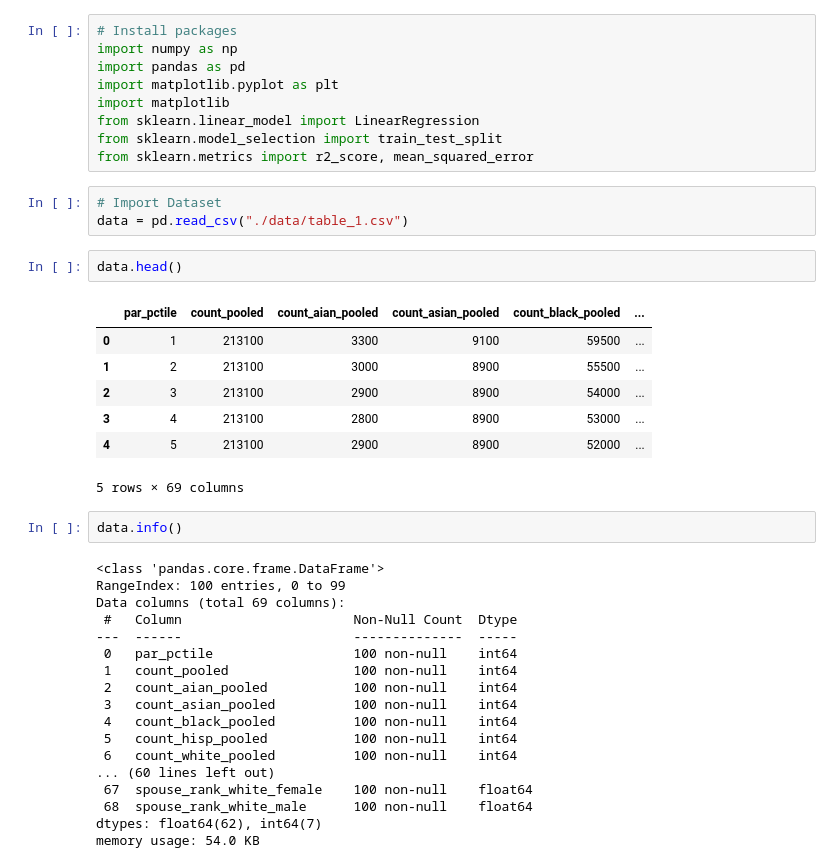
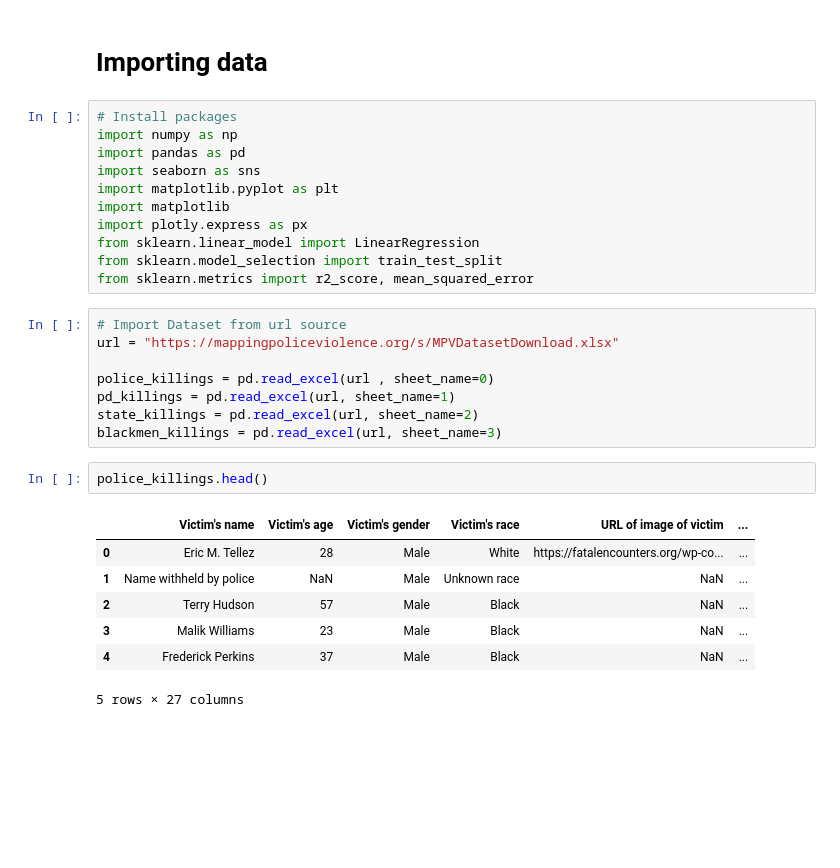
Before and after one commit to keanukf/udacity_datascientist_policeviolence, a Jupyter notebook: police_violence.ipynb, the cells around one changed output. Cells and saved outputs as stored; diff of their text form; blank space fills up the shorter version.

```diff
--- a/police_violence.ipynb
+++ b/police_violence.ipynb
@@ -5,42 +8,31 @@ The questions to be examined here are:
+# %% [markdown]
+# Importing data
 # %%
 # Install packages
 import numpy as np
 import pandas as pd
+import seaborn as sns
 import matplotlib.pyplot as plt
 import matplotlib
+import plotly.express as px
 from sklearn.linear_model import LinearRegression
 from sklearn.model_selection import train_test_split
 from sklearn.metrics import r2_score, mean_squared_error
-# %%
-# Import Dataset
-data = pd.read_csv("./data/table_1.csv")
+# %%
+# Import Dataset from url source
+url = "https://mappingpoliceviolence.org/s/MPVDatasetDownload.xlsx"
+
+police_killings = pd.read_excel(url , sheet_name=0)
+pd_killings = pd.read_excel(url, sheet_name=1)
+state_killings = pd.read_excel(url, sheet_name=2)
+blackmen_killings = pd.read_excel(url, sheet_name=3)
 # %%
-data.head()
+police_killings.head()
 # %% [output]
-|  | par_pctile | count_pooled | count_aian_pooled | count_asian_pooled | count_black_pooled | ... |
-| 0 | 1 | 213100 | 3300 | 9100 | 59500 | ... |
-| 1 | 2 | 213100 | 3000 | 8900 | 55500 | ... |
-| 2 | 3 | 213100 | 2900 | 8900 | 54000 | ... |
-| 3 | 4 | 213100 | 2800 | 8900 | 53000 | ... |
-| 4 | 5 | 213100 | 2900 | 8900 | 52000 | ... |
+|  | Victim's name | Victim's age | Victim's gender | Victim's race | URL of image of victim | ... |
+| 0 | Eric M. Tellez | 28 | Male | White | https://fatalencounters.org/wp-co... | ... |
+| 1 | Name withheld by police | NaN | Male | Unknown race | NaN | ... |
+| 2 | Terry Hudson | 57 | Male | Black | NaN | ... |
+| 3 | Malik Williams | 23 | Male | Black | NaN | ... |
+| 4 | Frederick Perkins | 37 | Male | Black | NaN | ... |
-5 rows × 69 columns
+5 rows × 27 columns
-# %%
-data.info()
-# %% [output]
-<class 'pandas.core.frame.DataFrame'>
-RangeIndex: 100 entries, 0 to 99
-Data columns (total 69 columns):
- #   Column                      Non-Null Count  Dtype
----  ------                      --------------  -----
- 0   par_pctile                  100 non-null    int64
- 1   count_pooled                100 non-null    int64
- 2   count_aian_pooled           100 non-null    int64
- 3   count_asian_pooled          100 non-null    int64
- 4   count_black_pooled          100 non-null    int64
- 5   count_hisp_pooled           100 non-null    int64
- 6   count_white_pooled          100 non-null    int64
-... (60 lines left out)
- 67  spouse_rank_white_female    100 non-null    float64
- 68  spouse_rank_white_male      100 non-null    float64
-dtypes: float64(62), int64(7)
-memory usage: 54.0 KB
```
Also changed, not shown: parts of 14 cells of this notebook.
